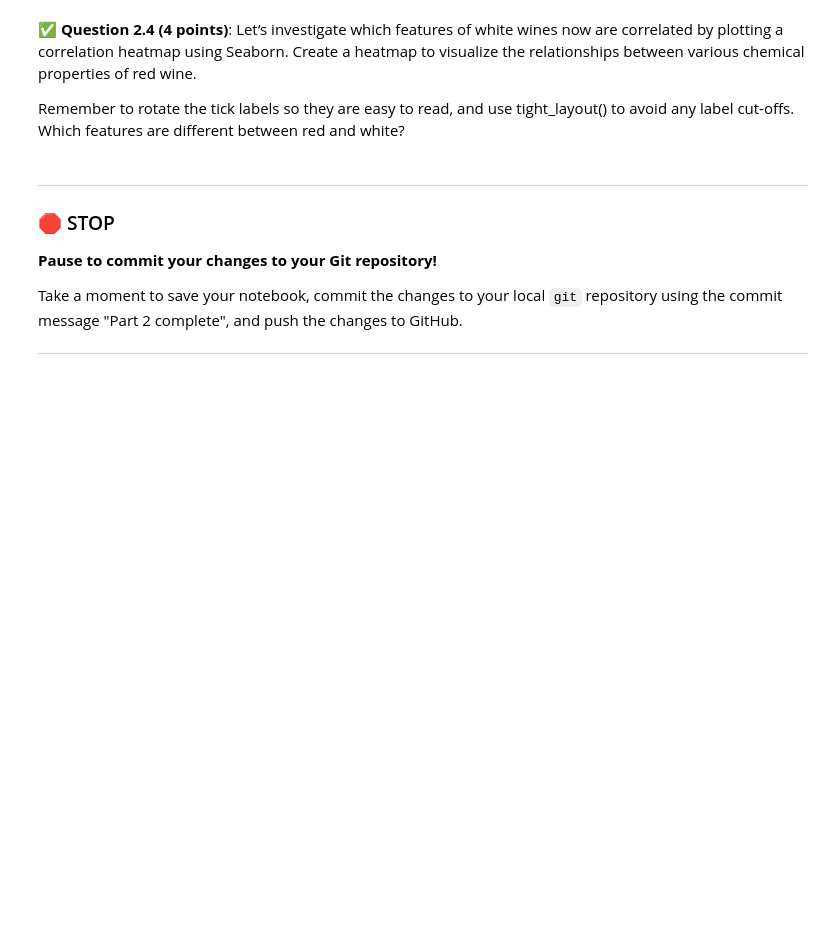
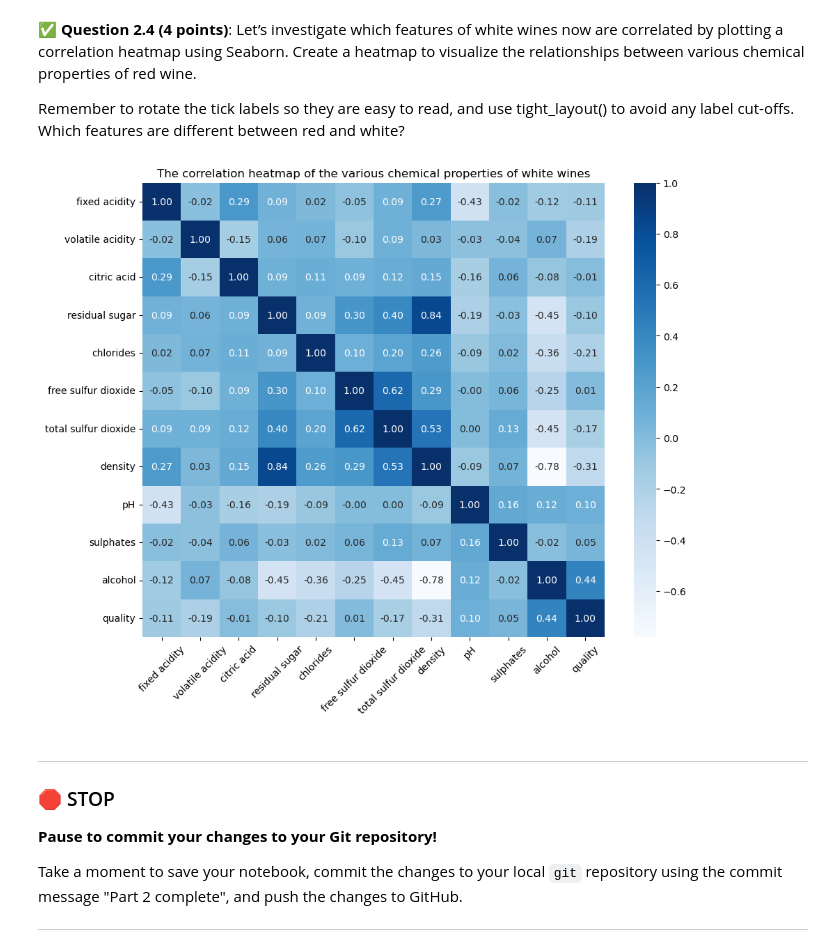
Before and after one commit to lowell-monis/cmse202, a Jupyter notebook: hw-03/HW-03_Regression-STUDENT.ipynb, the cells around one changed output. Saved outputs shown, nothing was run; the diff lists cells and outputs as text; code cells hidden in the pictures; blank space fills up the shorter version.

```diff
--- a/hw-03/HW-03_Regression-STUDENT.ipynb
+++ b/hw-03/HW-03_Regression-STUDENT.ipynb
@@ -92,3 +152,18 @@ Which features are different between red and white?
+# %%
+corr_white = white.corr()
+
+plt.figure(figsize=(10, 8))
+sns.heatmap(corr_white, annot=True, cmap='Blues', fmt = '.2f') # using the Blues palette
+
+# tick label rotation
+plt.xticks(rotation=45)
+plt.yticks(rotation=0)
+
+plt.tight_layout()
+plt.title('The correlation heatmap of the various chemical properties of white wines')
+plt.show()
+# %% [output]
+[figure, added]
 # %% [markdown]
 ---
 ### &#128721; STOP
```
Also changed, not shown: parts of 11 cells of this notebook.
